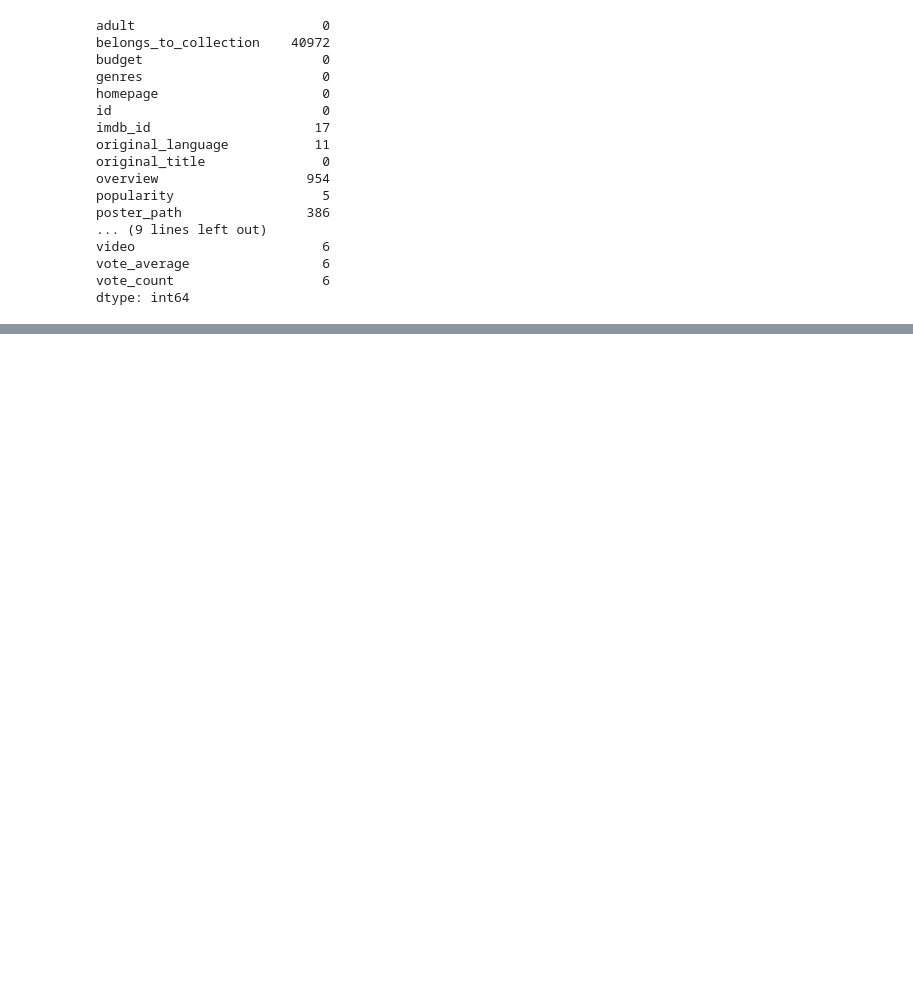
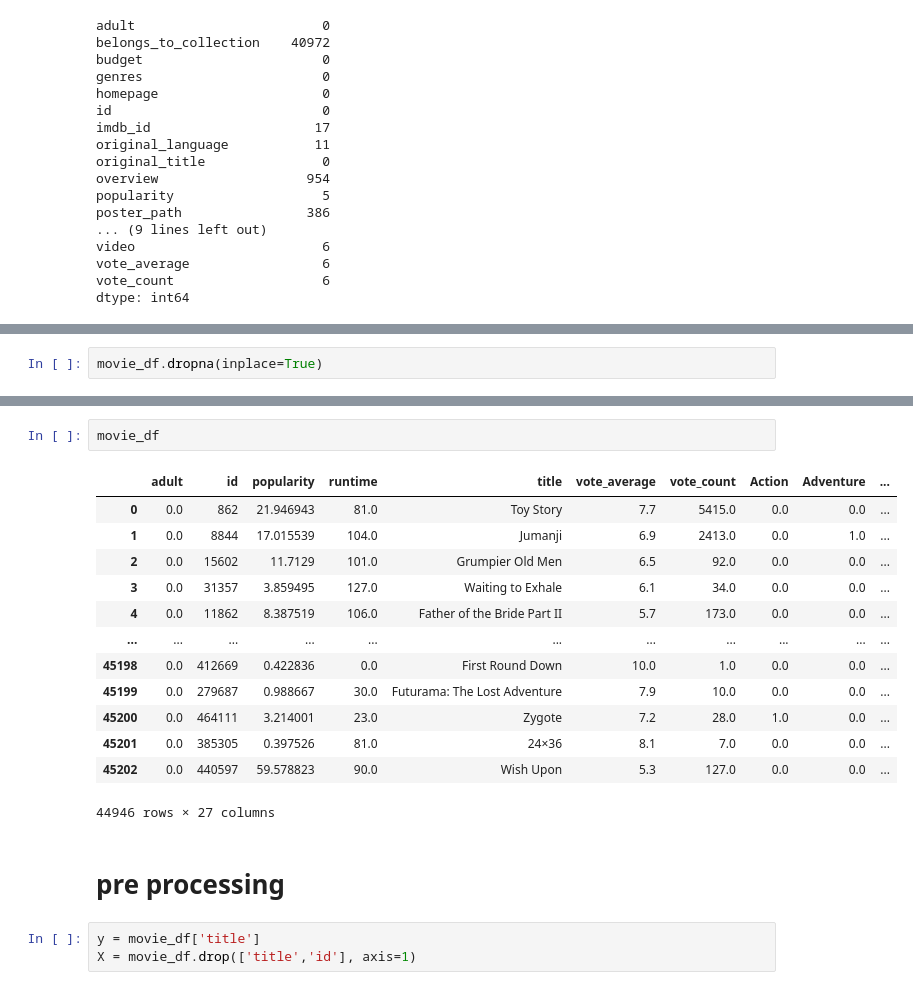
Before and after one commit to Kaio-Gaspar/movie-system-recommendation, a Jupyter notebook: movie/main.ipynb, the cells around one changed output, grey strips where cells are left out. Saved outputs shown, nothing was run; the diff lists cells and outputs as text; blank space fills up the shorter version.

```diff
--- a/movie/main.ipynb
+++ b/movie/main.ipynb
@@ -53,0 +216,2 @@ KeyError: "['spoken_languages', 'imdb_id'] not found in axis"
+# %%
+movie_df.dropna(inplace=True)
@@ -53,0 +238,21 @@ KeyError: "['spoken_languages', 'imdb_id'] not found in axis"
+# %%
+movie_df
+# %% [output]
+|  | adult | id | popularity | runtime | title | vote_average | vote_count | Action | Adventure | ... |
+| 0 | 0.0 | 862 | 21.946943 | 81.0 | Toy Story | 7.7 | 5415.0 | 0.0 | 0.0 | ... |
+| 1 | 0.0 | 8844 | 17.015539 | 104.0 | Jumanji | 6.9 | 2413.0 | 0.0 | 1.0 | ... |
+| 2 | 0.0 | 15602 | 11.7129 | 101.0 | Grumpier Old Men | 6.5 | 92.0 | 0.0 | 0.0 | ... |
+| 3 | 0.0 | 31357 | 3.859495 | 127.0 | Waiting to Exhale | 6.1 | 34.0 | 0.0 | 0.0 | ... |
+| 4 | 0.0 | 11862 | 8.387519 | 106.0 | Father of the Bride Part II | 5.7 | 173.0 | 0.0 | 0.0 | ... |
+| ... | ... | ... | ... | ... | ... | ... | ... | ... | ... | ... |
+| 45198 | 0.0 | 412669 | 0.422836 | 0.0 | First Round Down | 10.0 | 1.0 | 0.0 | 0.0 | ... |
+| 45199 | 0.0 | 279687 | 0.988667 | 30.0 | Futurama: The Lost Adventure | 7.9 | 10.0 | 0.0 | 0.0 | ... |
+| 45200 | 0.0 | 464111 | 3.214001 | 23.0 | Zygote | 7.2 | 28.0 | 1.0 | 0.0 | ... |
+| 45201 | 0.0 | 385305 | 0.397526 | 81.0 | 24×36 | 8.1 | 7.0 | 0.0 | 0.0 | ... |
+| 45202 | 0.0 | 440597 | 59.578823 | 90.0 | Wish Upon | 5.3 | 127.0 | 0.0 | 0.0 | ... |
+44946 rows × 27 columns
+# %% [markdown]
+<h1>pre processing
+# %%
+y = movie_df['title']
+X = movie_df.drop(['title','id'], axis=1)
```
Also changed, not shown: parts of 28 cells of this notebook.
